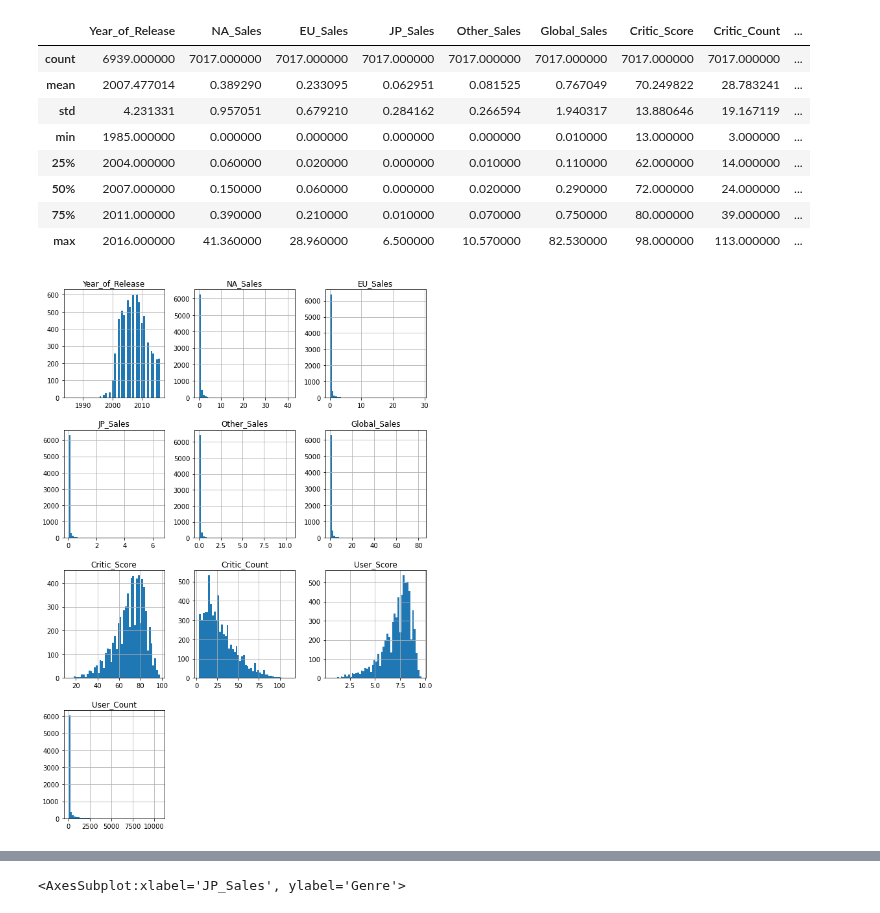
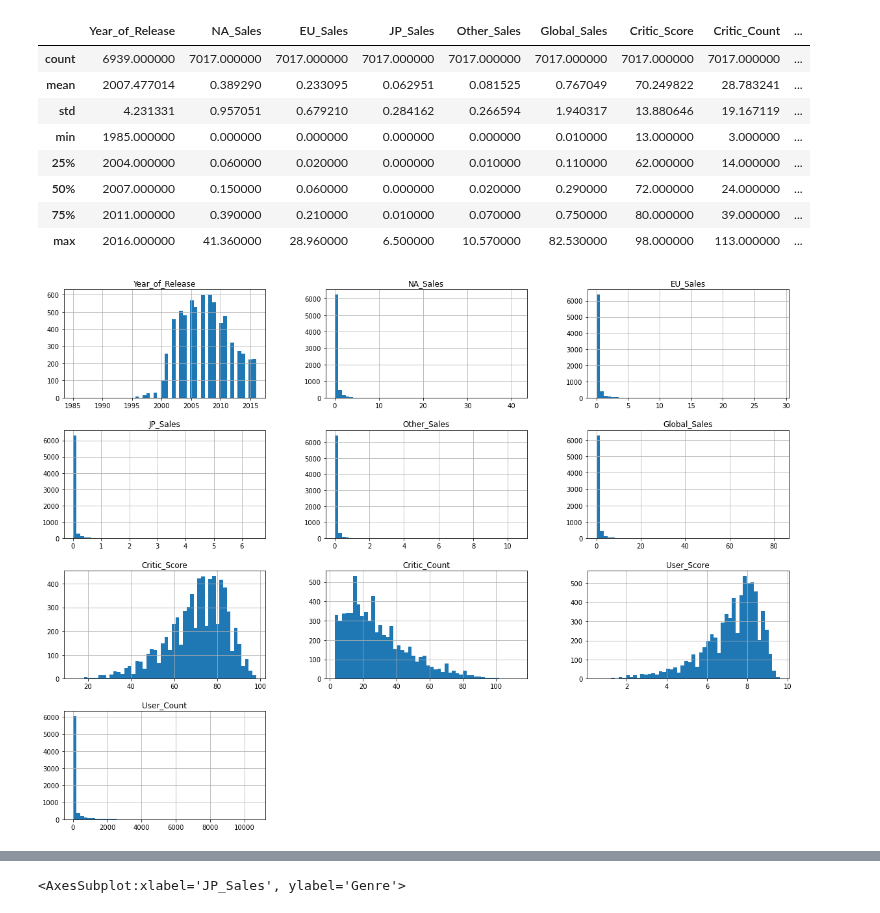
Before and after one commit to msadiq10/DMML-Group-15, a Jupyter notebook: group15-lab2.ipynb, the cells around one changed output, grey strips where cells are left out. Drawn from its saved outputs; the diff is of its cells as text; code cells hidden in the pictures.

```diff
--- a/group15-lab2.ipynb
+++ b/group15-lab2.ipynb
@@ -72,10 +119,15 @@ df.describe()
 | 50% | 2007.000000 | 0.150000 | 0.060000 | 0.000000 | 0.020000 | 0.290000 | 72.000000 | 24.000000 | ... |
 | 75% | 2011.000000 | 0.390000 | 0.210000 | 0.010000 | 0.070000 | 0.750000 | 80.000000 | 39.000000 | ... |
 | max | 2016.000000 | 41.360000 | 28.960000 | 6.500000 | 10.570000 | 82.530000 | 98.000000 | 113.000000 | ... |
-# %%
-df.hist(bins=50, figsize=(10,15))
-
-plt.show()
-# %% [output]
-[figure, removed]
+# %%
+df.hist(bins=50, figsize=(20,15))
+plt.show()
+# The year of release with the most unit sales is 2008 with 600 million units,
+# followed by 2007 with 596 million units and 1988, 1985, 1992, 1994 with the lowest at 1 million units each
+#
+#
+#
+#
+# %% [output]
+[figure, added]
 # %%
```
Also changed, not shown: parts of 11 cells of this notebook.
